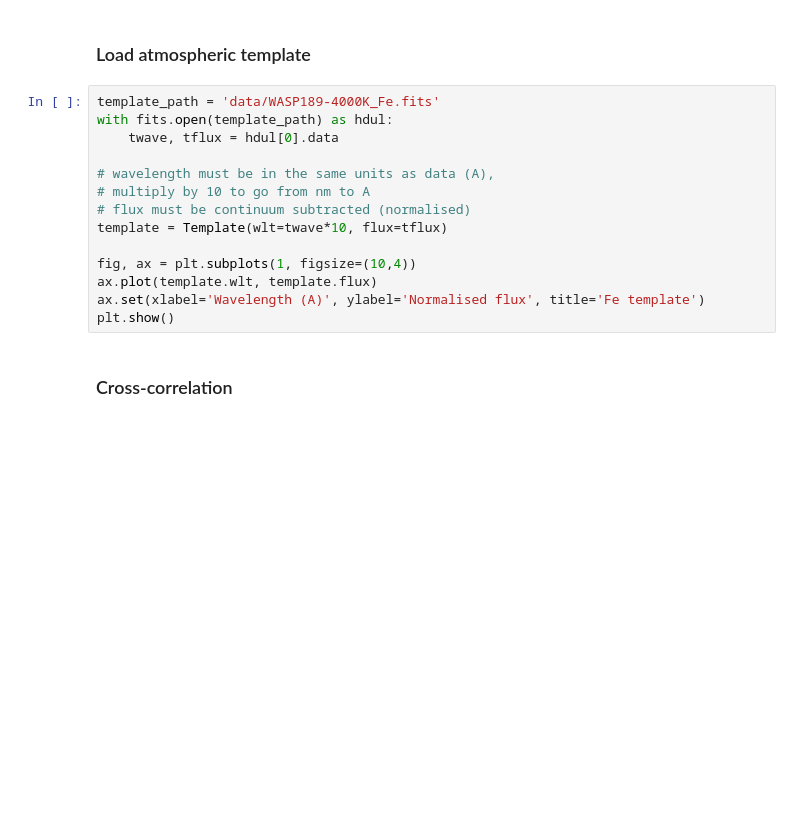
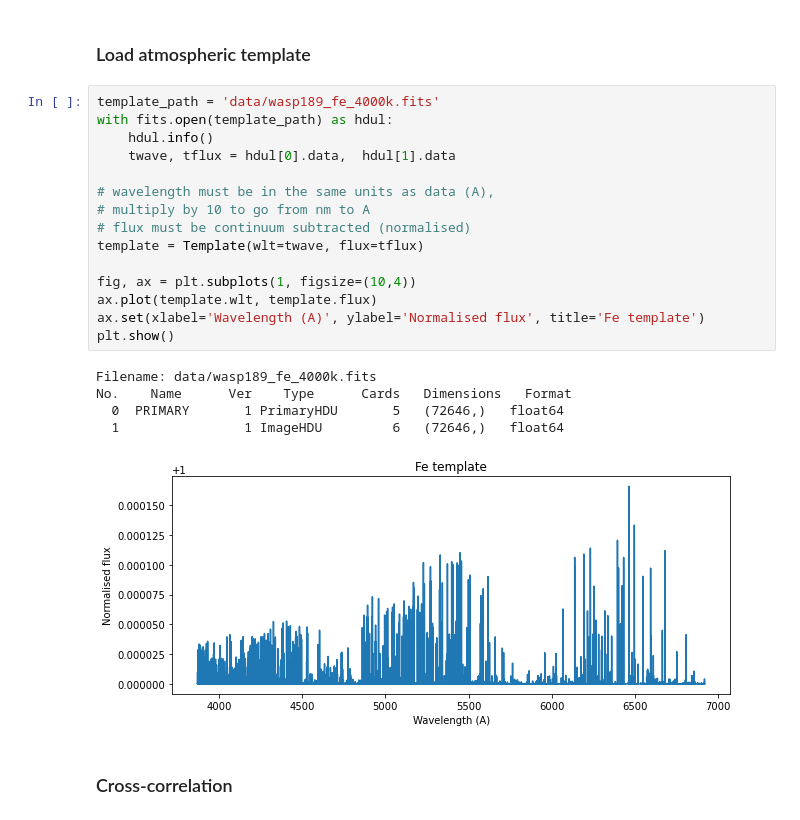
Before and after one commit to DGonzalezPicos/redcross, a Jupyter notebook: examples/00-Quickstart.ipynb, the cells around one changed output. Saved outputs shown, nothing was run; the diff lists cells and outputs as text; blank space fills up the shorter version.

```diff
--- a/examples/00-Quickstart.ipynb
+++ b/examples/00-Quickstart.ipynb
@@ -127,19 +127,26 @@ AxisError: axis 1 is out of bounds for array of dimension 1
 # %% [markdown]
 ### Load atmospheric template
 # %%
-template_path = 'data/WASP189-4000K_Fe.fits'
+template_path = 'data/wasp189_fe_4000k.fits'
 with fits.open(template_path) as hdul:
-    twave, tflux = hdul[0].data
+    hdul.info()
+    twave, tflux = hdul[0].data,  hdul[1].data
 
 # wavelength must be in the same units as data (A),
 # multiply by 10 to go from nm to A
 # flux must be continuum subtracted (normalised)
-template = Template(wlt=twave*10, flux=tflux)
+template = Template(wlt=twave, flux=tflux)
 
 fig, ax = plt.subplots(1, figsize=(10,4))
 ax.plot(template.wlt, template.flux)
 ax.set(xlabel='Wavelength (A)', ylabel='Normalised flux', title='Fe template')
 plt.show()
+# %% [output]
+Filename: data/wasp189_fe_4000k.fits
+No.    Name      Ver    Type      Cards   Dimensions   Format
+  0  PRIMARY       1 PrimaryHDU       5   (72646,)   float64
+  1                1 ImageHDU         6   (72646,)   float64
+[figure, added]
 # %% [markdown]
 ### Cross-correlation
 # %%
```
Also changed, not shown: parts of 6 cells of this notebook, 1 other file.
